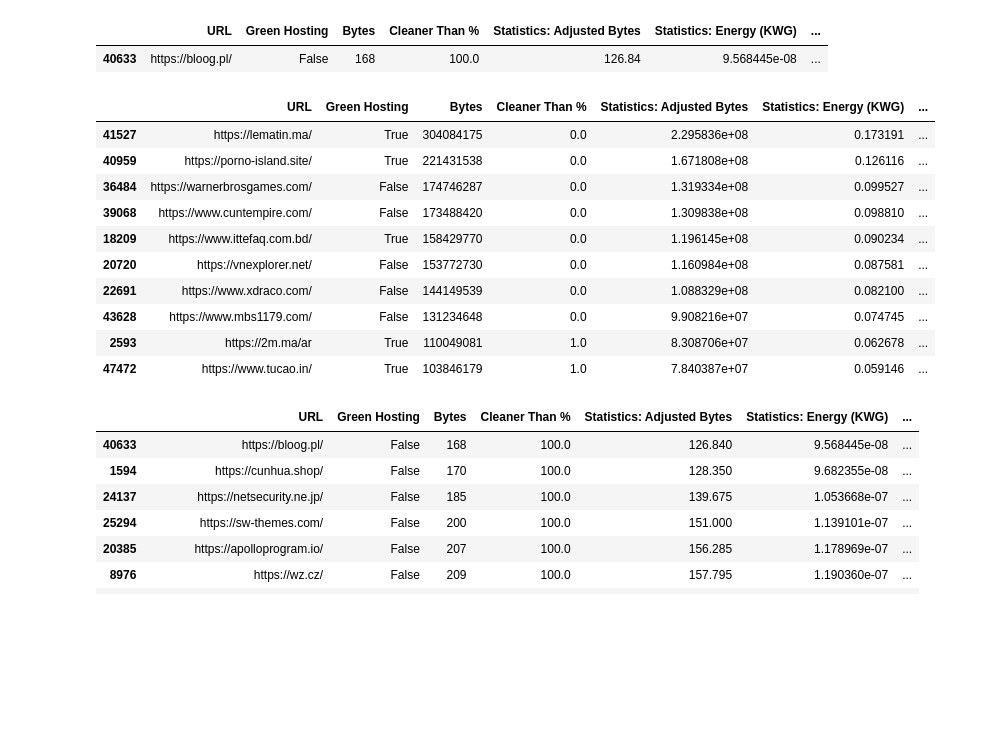
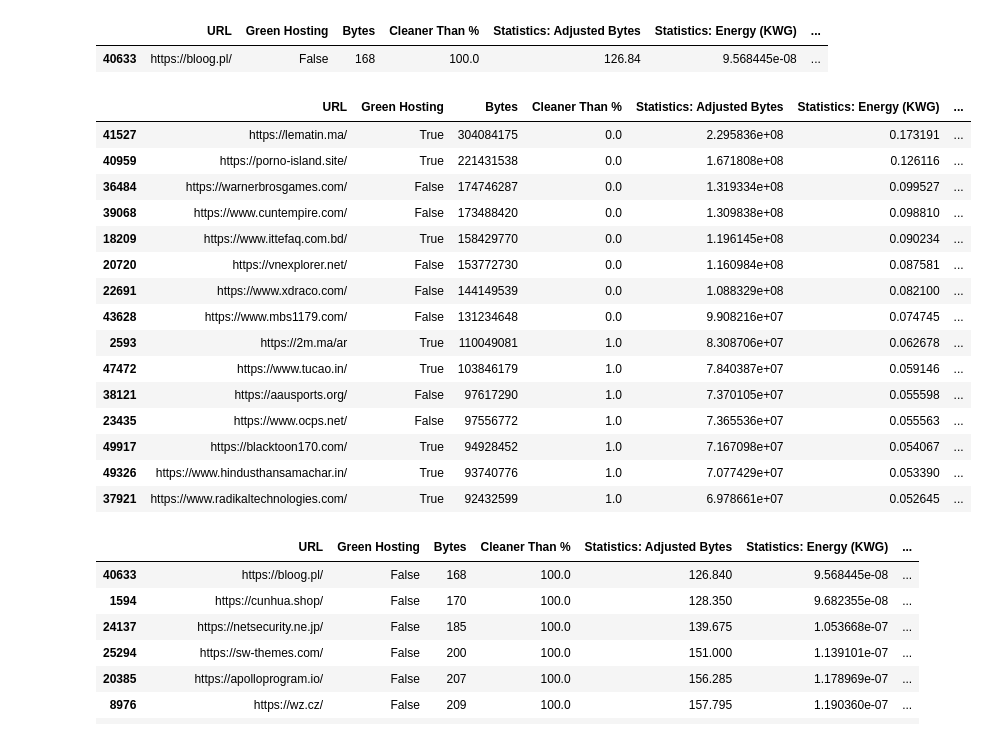
Before and after one commit to ivanivanov10101/bachelor-project, a Jupyter notebook: CSV.ipynb, the cells around one changed output. Saved outputs shown, nothing was run; the diff lists cells and outputs as text; code cells hidden in the pictures; blank space fills up the shorter version.

```diff
--- a/CSV.ipynb
+++ b/CSV.ipynb
@@ -165,17 +165,22 @@ df[df["Statistics: Adjusted Bytes"] == min]
 dfmax = df.sort_values(['Bytes'], ascending=False).groupby('Bytes').tail(2)
 dfmin = df.sort_values(['Bytes'], ascending=True).groupby('Bytes').tail(2)
 # %%
-dfmax.head(10)
+# dfmax.head(15)
 # %% [output]
 |  | URL | Green Hosting | Bytes | Cleaner Than % | Statistics: Adjusted Bytes | Statistics: Energy (KWG) | ... |
 | 41527 | https://lematin.ma/ | True | 304084175 | 0.0 | 2.295836e+08 | 0.173191 | ... |
 | 40959 | https://porno-island.site/ | True | 221431538 | 0.0 | 1.671808e+08 | 0.126116 | ... |
 | 36484 | https://warnerbrosgames.com/ | False | 174746287 | 0.0 | 1.319334e+08 | 0.099527 | ... |
 | 39068 | https://www.cuntempire.com/ | False | 173488420 | 0.0 | 1.309838e+08 | 0.098810 | ... |
 | 18209 | https://www.ittefaq.com.bd/ | True | 158429770 | 0.0 | 1.196145e+08 | 0.090234 | ... |
 | 20720 | https://vnexplorer.net/ | False | 153772730 | 0.0 | 1.160984e+08 | 0.087581 | ... |
 | 22691 | https://www.xdraco.com/ | False | 144149539 | 0.0 | 1.088329e+08 | 0.082100 | ... |
 | 43628 | https://www.mbs1179.com/ | False | 131234648 | 0.0 | 9.908216e+07 | 0.074745 | ... |
 | 2593 | https://2m.ma/ar | True | 110049081 | 1.0 | 8.308706e+07 | 0.062678 | ... |
 | 47472 | https://www.tucao.in/ | True | 103846179 | 1.0 | 7.840387e+07 | 0.059146 | ... |
+| 38121 | https://aausports.org/ | False | 97617290 | 1.0 | 7.370105e+07 | 0.055598 | ... |
+| 23435 | https://www.ocps.net/ | False | 97556772 | 1.0 | 7.365536e+07 | 0.055563 | ... |
+| 49917 | https://blacktoon170.com/ | True | 94928452 | 1.0 | 7.167098e+07 | 0.054067 | ... |
+| 49326 | https://www.hindusthansamachar.in/ | True | 93740776 | 1.0 | 7.077429e+07 | 0.053390 | ... |
+| 37921 | https://www.radikaltechnologies.com/ | True | 92432599 | 1.0 | 6.978661e+07 | 0.052645 | ... |
 # %%
```
Also changed, not shown: parts of 21 cells of this notebook, 8 other files.
